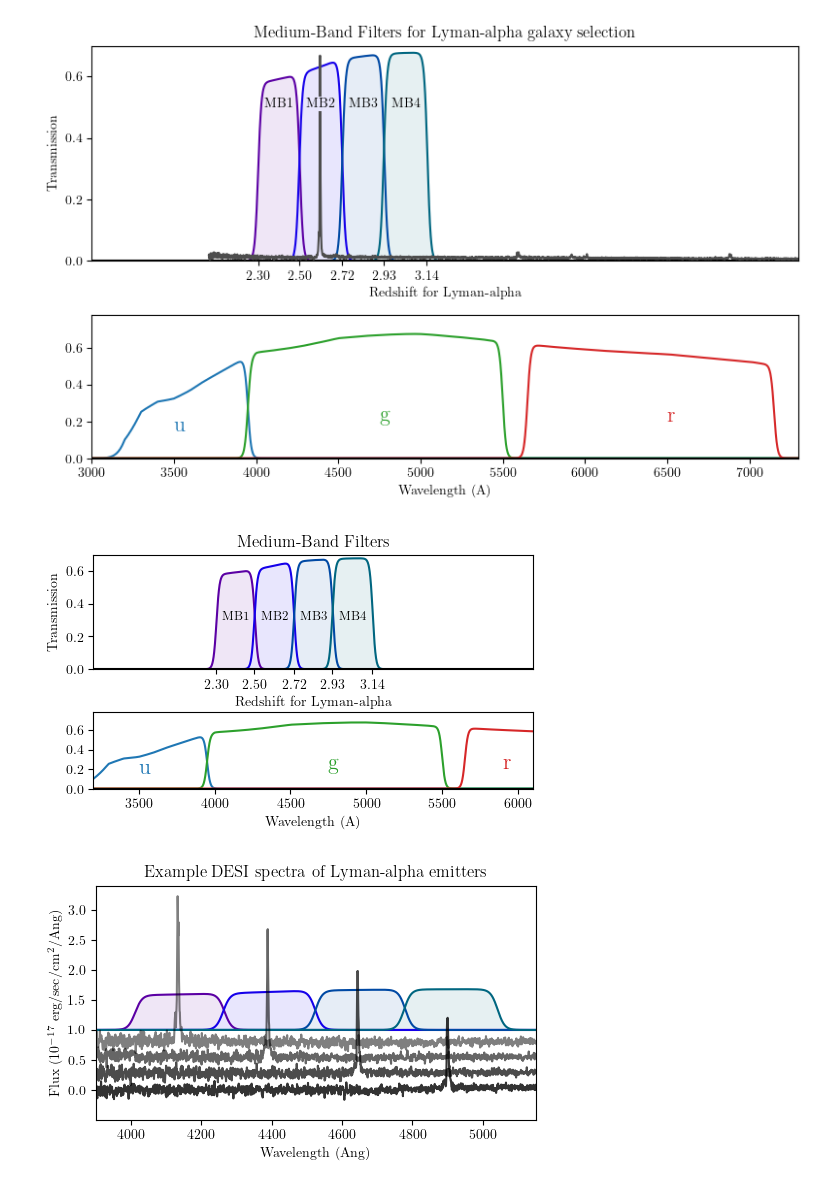
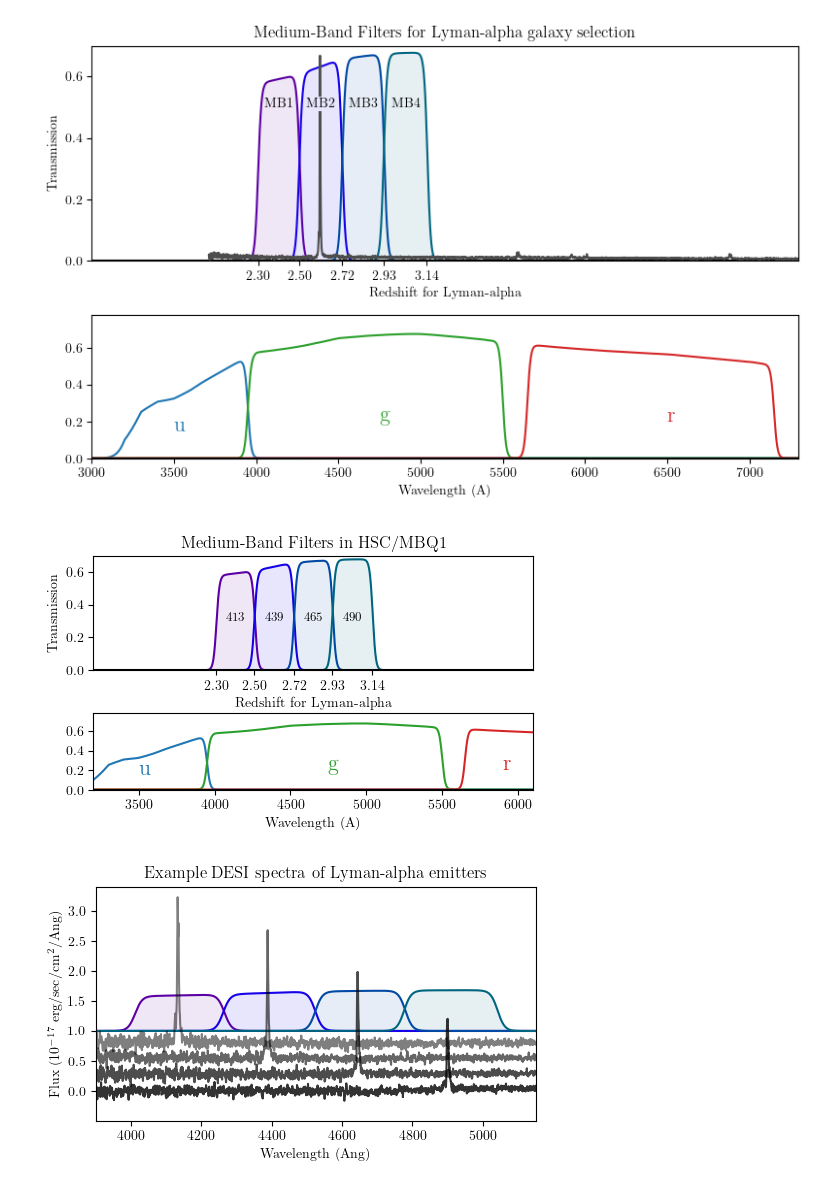
Before and after one commit to dstndstn/medium-band-surveys, a Jupyter notebook: hsc-plots.ipynb, the cells around one changed output. Saved outputs shown, nothing was run; the diff lists cells and outputs as text; code cells hidden in the pictures.

Commit message:
plots for subaru proposal

```diff
--- a/hsc-plots.ipynb
+++ b/hsc-plots.ipynb
@@ -114,0 +200,25 @@ Marker size should be 38.5 pixels
+# %%
+for i,(r,d,name,ii) in enumerate(zip(T.ra[I_prop], T.dec[I_prop], T.fieldname[I_prop], I_prop)):
+    if ii == i_deep:
+        name = 'SXDS'
+    xml = '''        <sidereal epoch="J2000" id="target-%i">
+            <name>%s</name>
+            <degDeg>
+                <ra>%.3f</ra>
+                <dec>%.3f</dec>
+            </degDeg>
+            <magnitudes>
+                <magnitude band="g" system="AB">25.5</magnitude>
+            </magnitudes>
+        </sidereal>''' % (i, name, r, d)
+    print(xml)
+for i,(r,d) in enumerate(zip(T.ra[I_prop], T.dec[I_prop])):
+    xml = '''            <observation band="Band 1/2" enabled="true" target="target-%i" condition="condition-0" blueprint="blueprint-0">
+            <progTime units="hr">0.84</progTime>
+            <partTime units="hr">0.0</partTime>
+            <time units="hr">0.84</time>
+            <meta ck="">
+                <visibility>Good</visibility>
+            </meta>
+        </observation>''' % i
+    print(xml)
@@ -495,40 +623,44 @@ plt.fill_between(sky_wave.value, 0, thru*fake_mb2_filt(sky_wave), color=clight[1
 plt.fill_between(sky_wave.value, 0, thru*fake_mb3_filt(sky_wave), color=clight[2,:])
 plt.fill_between(sky_wave.value, 0, thru*fake_mb4_filt(sky_wave), color=clight[3,:])
 
+filtername = ['413', '439', '465', '490']
+
 for i,mb in enumerate([fake_mb1_filt, fake_mb2_filt, fake_mb3_filt, fake_mb4_filt]):
     plt.text(np.sum(sky_wave.value * mb(sky_wave)) / np.sum(mb(sky_wave)), 0.3,
-             'MB%i' % (i+1), color='k', ha='center', fontsize=9)
+             #'MB%i' % (i+1),
+             filtername[i],
+             color='k', ha='center', fontsize=9)
 
 #bbox=dict(edgecolor='none', facecolor=clight[i,:], pad=1))
 
 yl,yh = plt.ylim()
 plt.ylim(0, yh*1.1)
 plt.ylim(0, 0.7)
 
 plt.axhline(0, color='k')
 plt.yticks(yt)
 
 plt.ylabel('Transmission')
 
 xlim = 3200, 6100
 
 plt.subplot(2,1,1)
 plt.xlim(*xlim)
 plt.subplot(2,1,2)
 plt.xlim(*xlim)
 
 plt.subplots_adjust(hspace=0.3)
 plt.subplot(2,1,1)
 xt = [4012, 4262, 4524, 4776, 5038]
 zl = ['%.2f' % (x / 1216 - 1.) for x in xt]
 plt.xticks(xt, zl)
 plt.xlabel('Redshift for Lyman-alpha')
 
-plt.title('Medium-Band Filters')
+plt.title('Medium-Band Filters in HSC/MBQ1')
 
 plt.savefig('mb3.pdf');
 # %% [output]
-[figure, old version]
+[figure, new version]
 # %%
 plt.figure(figsize=(5,3))
 plt.subplots_adjust(left=0.1, right=0.98, bottom=0.14, top=0.92)
```
Also changed, not shown: parts of 7 cells of this notebook.
